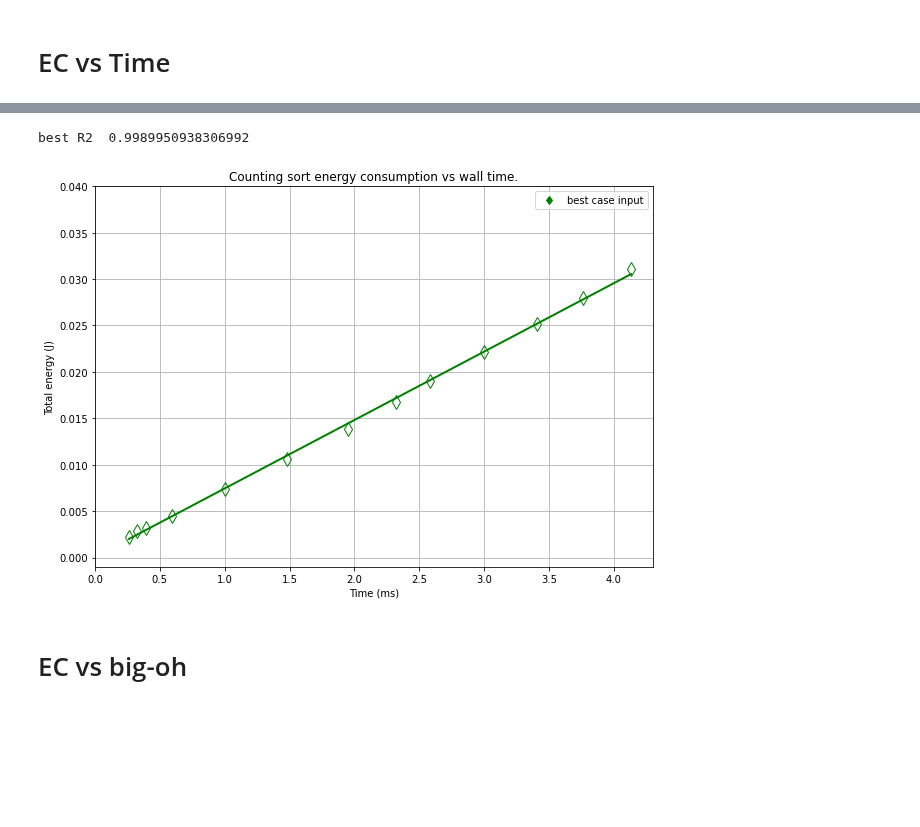
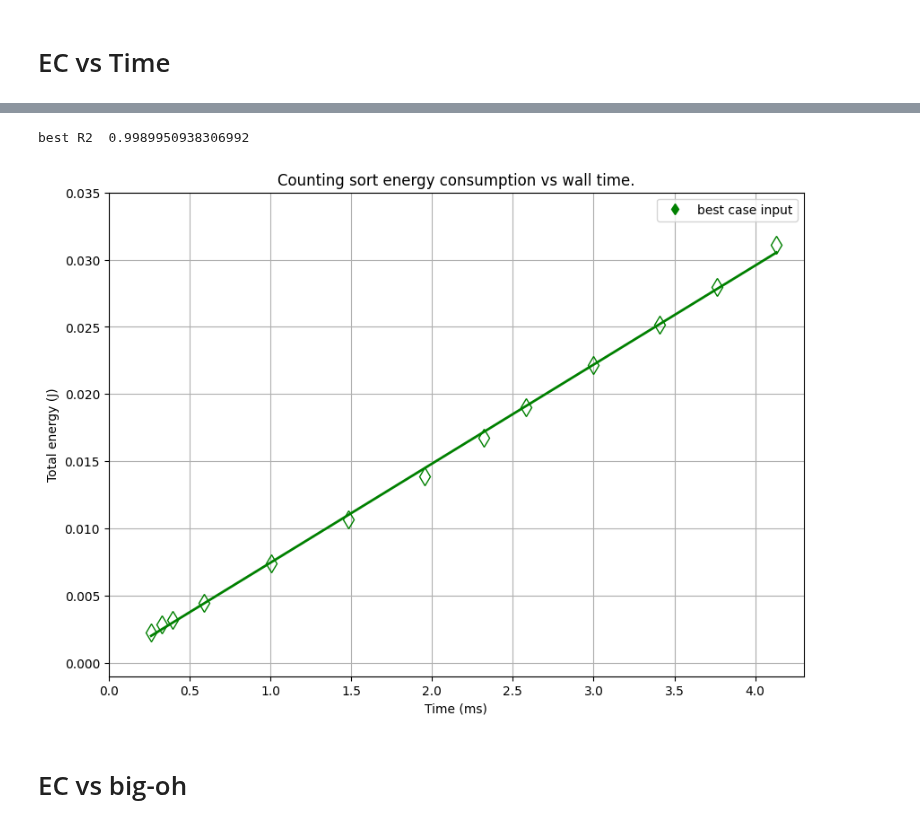
Before and after one commit to hrallil/RAPL_measurements, a Jupyter notebook: Java/FinalResults/FinalAnalysis/CountingMajaTest.ipynb, the cells around one changed output, grey strips where cells are left out. Drawn from its saved outputs; the diff is of its cells as text; code cells hidden in the pictures; blank space fills up the shorter version.

```diff
--- a/Java/FinalResults/FinalAnalysis/CountingMajaTest.ipynb
+++ b/Java/FinalResults/FinalAnalysis/CountingMajaTest.ipynb
@@ -535,31 +535,31 @@ worst R2  0.9957884707865025
 # %%
 plt.figure(figsize=(10,7))
 color = "red"
 
 Rs = []
 
 # for i in range(1,11):
 #     Rs.append(polyReg(dfCountingMean16[dfCountingMean16["Input case"] == f"random{i}"]["Time - readCSV"], dfCountingMean16[dfCountingMean16["Input case"] == f"random{i}"]["full EC"],1, f"Random{i} case input", "darkorange",dots="v"))
 # plt.plot(-1000000,0,"v", color="darkorange",label="random1 - random10")
 # # for i in range(len(Rs)):
 # #     print(f"random{i} R2", Rs[i][1], " \n")
 # worst = polyReg(dfCountingMean16[dfCountingMean16["Input case"] == "worst"]["Time - readCSV"], dfCountingMean16[dfCountingMean16["Input case"] == "worst"]["full EC"],1, "Merge time for worst case input", "fuchsia",dots="s")
 # plt.plot(-100000,0,"s", color="fuchsia",label="worst case input")
 # print(f"worst R2 ", worst[1], "\n")
 best = polyReg(dfCountingMean16[dfCountingMean16["Input case"] == "best"]["Time - readCSV"], dfCountingMean16[dfCountingMean16["Input case"] == "best"]["full EC"],1, "Merge time for best case input", "green",dots="d",regLine=True)
 plt.plot(-1000000,0,"d", color="green",label="best case input")
 print(f"best R2 ", best[1], "\n")
 plt.title("Counting sort energy consumption vs wall time.")
 plt.ylabel("Total energy (J)")
 plt.xlabel("Time (ms)")
 plt.legend()
 plt.grid()
 plt.xlim(0,4.3)
-plt.ylim(-.001,.04)
+plt.ylim(-.001,.035)
 plt.show()
 # %% [output]
 best R2  0.9989950938306992
-[figure, old version]
+[figure, new version]
 # %% [markdown]
 # EC vs big-oh
 # %%
```
Also changed, not shown: parts of 18 cells of this notebook.
